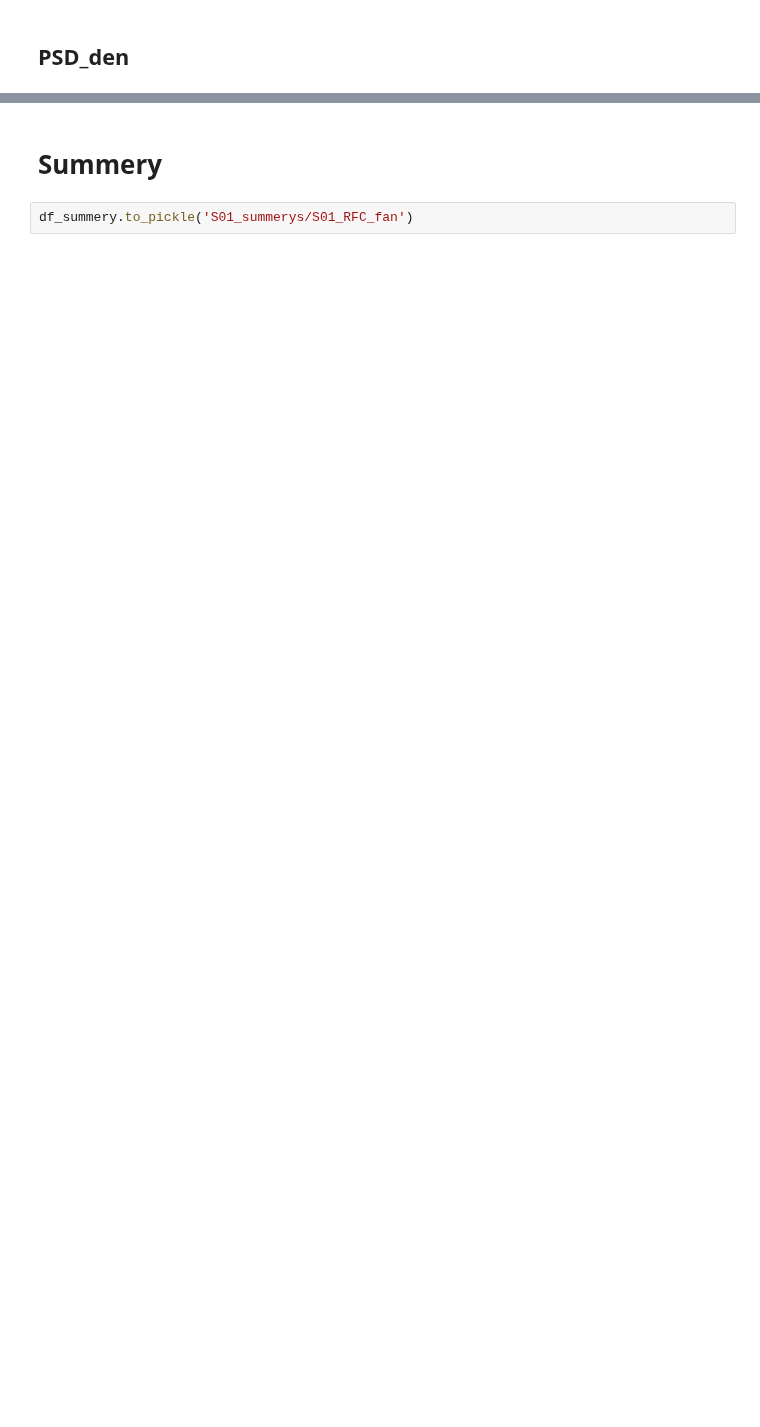
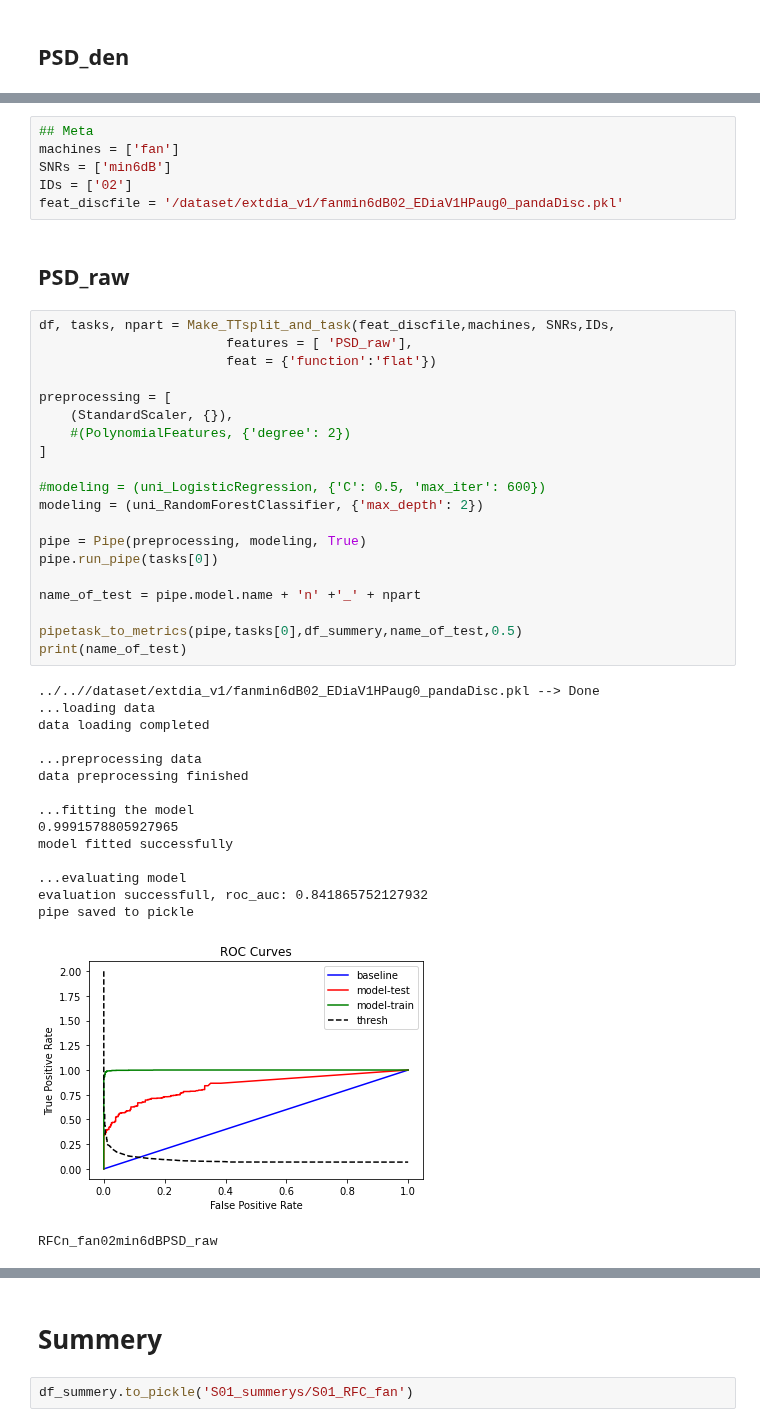
Before and after one commit to BA-HanseML/NF_Prj_MIMII_Dataset, a Jupyter notebook: modeling/pseudo_supervised/S01_pseudo_supervsed_model_preselect_Test_RFC_on_FAN.ipynb, the cells around one changed output, grey strips where cells are left out. Saved outputs shown, nothing was run; the diff lists cells and outputs as text; blank space fills up the shorter version.

```diff
--- a/modeling/pseudo_supervised/S01_pseudo_supervsed_model_preselect_Test_RFC_on_FAN.ipynb
+++ b/modeling/pseudo_supervised/S01_pseudo_supervsed_model_preselect_Test_RFC_on_FAN.ipynb
@@ -253,0 +257,45 @@ RFCn_fan00min6dBPSD_bssm
+# %%
+## Meta
+machines = ['fan']
+SNRs = ['min6dB']
+IDs = ['02']
+feat_discfile = '/dataset/extdia_v1/fanmin6dB02_EDiaV1HPaug0_pandaDisc.pkl'
+# %% [markdown]
+## PSD_raw
+# %%
+df, tasks, npart = Make_TTsplit_and_task(feat_discfile,machines, SNRs,IDs,
+                        features = [ 'PSD_raw'],
+                        feat = {'function':'flat'})
+
+preprocessing = [
+    (StandardScaler, {}),
+    #(PolynomialFeatures, {'degree': 2})
+]
+
+#modeling = (uni_LogisticRegression, {'C': 0.5, 'max_iter': 600})
+modeling = (uni_RandomForestClassifier, {'max_depth': 2})
+
+pipe = Pipe(preprocessing, modeling, True)
+pipe.run_pipe(tasks[0])
+
+name_of_test = pipe.model.name + 'n' +'_' + npart
+
+pipetask_to_metrics(pipe,tasks[0],df_summery,name_of_test,0.5)
+print(name_of_test)
+# %% [output]
+../..//dataset/extdia_v1/fanmin6dB02_EDiaV1HPaug0_pandaDisc.pkl --> Done
+...loading data
+data loading completed
+
+...preprocessing data
+data preprocessing finished
+
+...fitting the model
+0.9991578805927965
+model fitted successfully
+
+...evaluating model
+evaluation successfull, roc_auc: 0.841865752127932
+pipe saved to pickle
+[figure, added]
+RFCn_fan02min6dBPSD_raw
```
Also changed, not shown: parts of 9 cells of this notebook, 3 other files.
